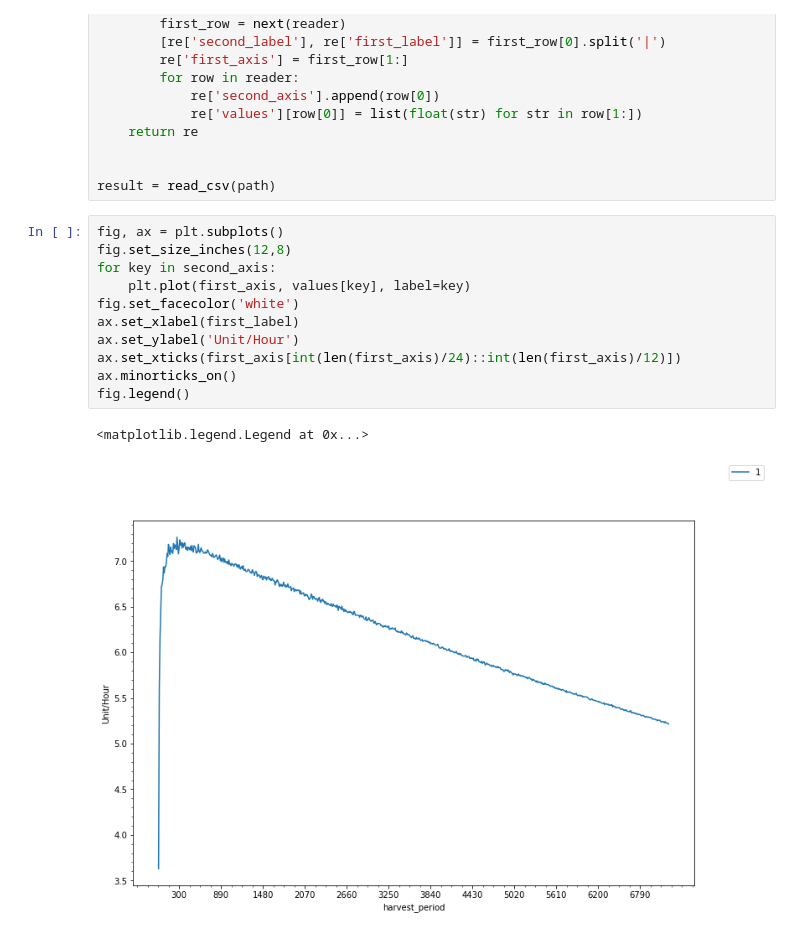
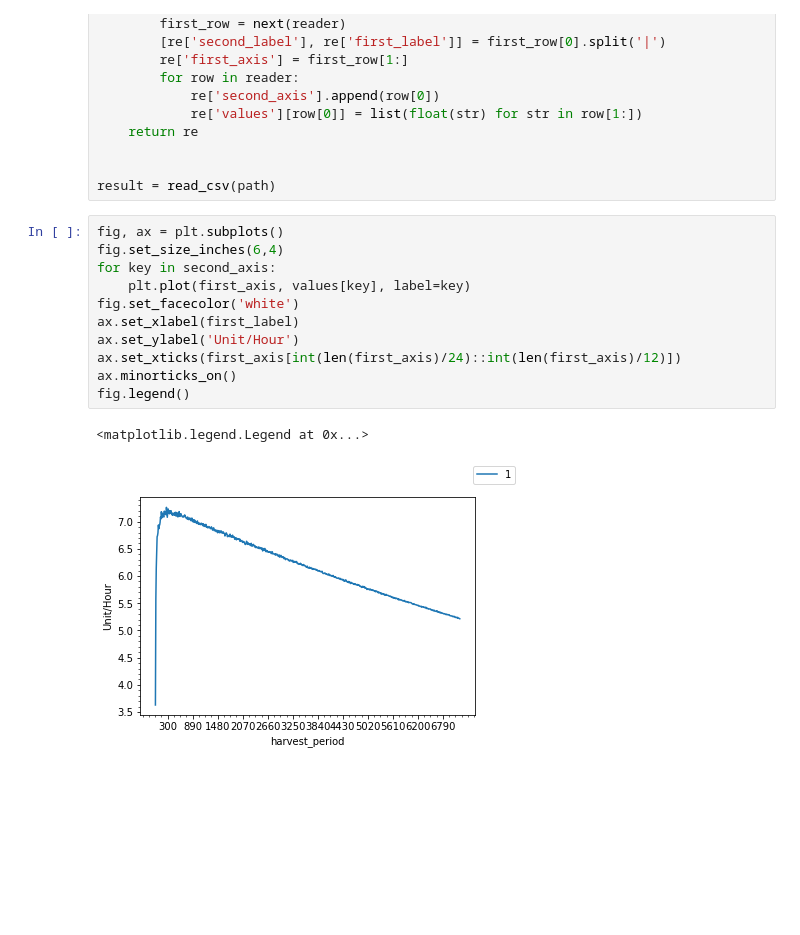
Before and after one commit to Youmiel/KelpSimulator, a Jupyter notebook: PlotCSV.ipynb, the cells around one changed output. Cells and saved outputs as stored; diff of their text form; blank space fills up the shorter version.

```diff
--- a/PlotCSV.ipynb
+++ b/PlotCSV.ipynb
@@ -54,18 +54,18 @@ def read_csv(csvpath) -> dict:
 result = read_csv(path)
 # %%
 fig, ax = plt.subplots()
-fig.set_size_inches(12,8)
+fig.set_size_inches(6,4)
 for key in second_axis:
     plt.plot(first_axis, values[key], label=key)
 fig.set_facecolor('white')
 ax.set_xlabel(first_label)
 ax.set_ylabel('Unit/Hour')
 ax.set_xticks(first_axis[int(len(first_axis)/24)::int(len(first_axis)/12)])
 ax.minorticks_on()
 fig.legend()
 # %% [output]
 <matplotlib.legend.Legend at 0x...>
-[figure, old version]
+[figure, new version]
 # %%
 # better plot
 def to_float_list(t: list) -> list:
```
Also changed, not shown: parts of 2 cells of this notebook, 8 other files.
